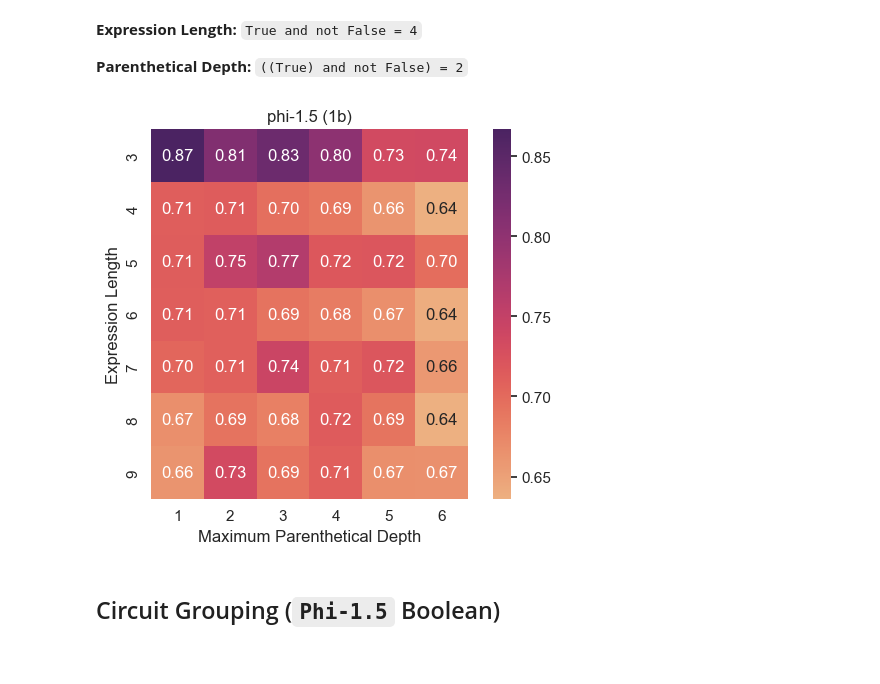
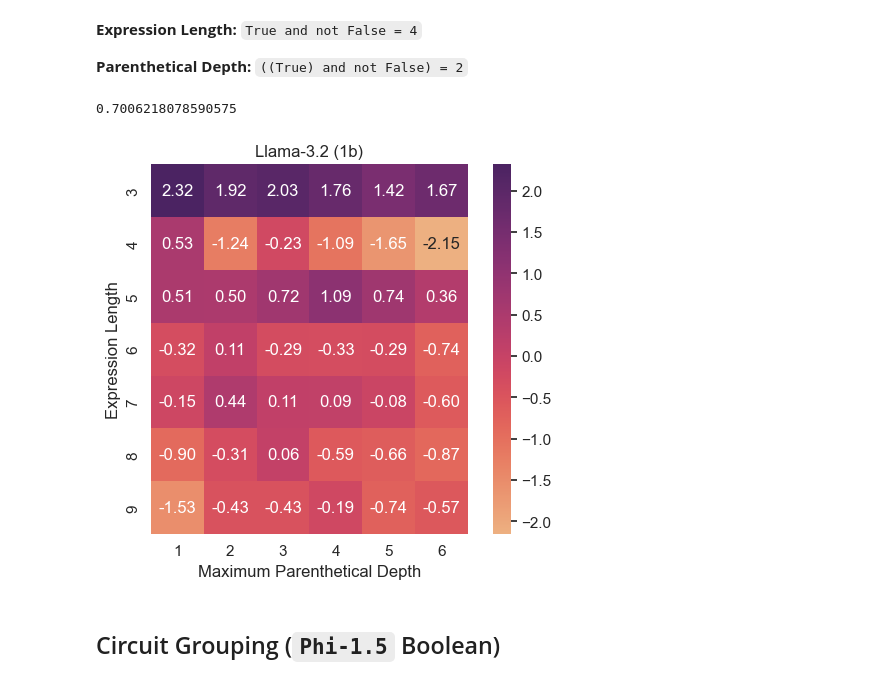
Before and after one commit to alansun17904/mech-arith, a Jupyter notebook: notebooks/bechmark.ipynb, the cells around one changed output. Drawn from its saved outputs; the diff is of its cells as text; code cells hidden in the pictures.

```diff
--- a/notebooks/bechmark.ipynb
+++ b/notebooks/bechmark.ipynb
@@ -252,21 +252,25 @@ plt.savefig("gemma-components-vs-rank-correlation.pdf")
 
 **Parenthetical Depth:** `((True) and not False) = 2`
 # %%
-da = pickle.load(open(ROOT / "phi-1_5-benchmark-bool.pkl", "rb"))
+da = pickle.load(open(ROOT / "llama-1b-bool-benchmark.pkl", "rb"))
 # %%
 grid = np.zeros((7,6))
 for k,v in da.items():
     grid[k[0] - 3][k[1] - 1] = v[0]
+# %%
+grid.mean()
+# %% [output]
+0.7006218078590575
 # %%
-ax = sns.heatmap(grid, cmap="flare", annot=True, fmt=".2f", square=True, cbar=True)
+ax = sns.heatmap((grid - grid.mean()) / grid.std(), cmap="flare", annot=True, fmt=".2f", square=True, cbar=True)
 ax.set_xticklabels(range(1,7))
 ax.set_yticklabels(range(3,10))
-ax.set_title("phi-1.5 (1b)")
+ax.set_title("Llama-3.2 (1b)")
 ax.set_ylabel("Expression Length")
 ax.set_xlabel("Maximum Parenthetical Depth")
-plt.savefig("phi-1.5-bool-benchmark.pdf")
+plt.savefig("llama-1b-bool-benchmark.pdf")
 # %% [output]
-[figure, old version]
+[figure, new version]
 # %% [markdown]
 ## Circuit Grouping (`Phi-1.5` Boolean)
 # %%
```
Also changed, not shown: parts of 8 cells of this notebook, 5 other files.
